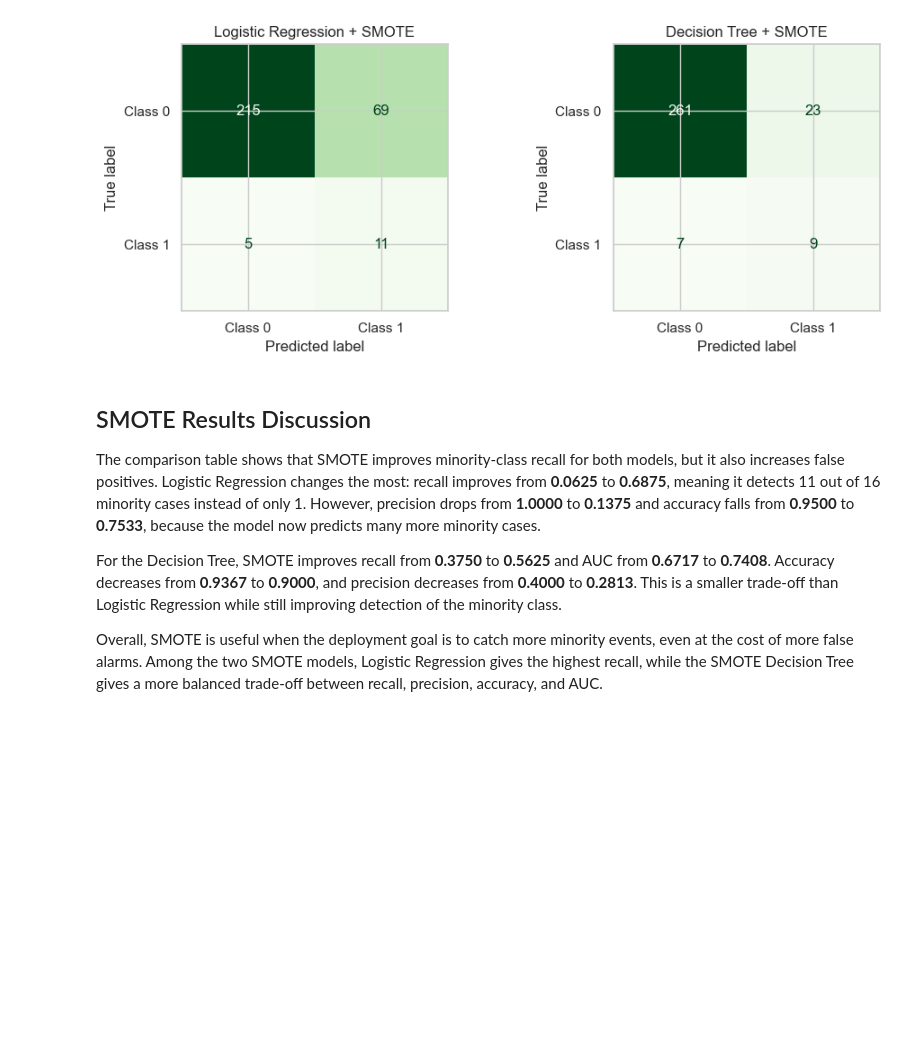
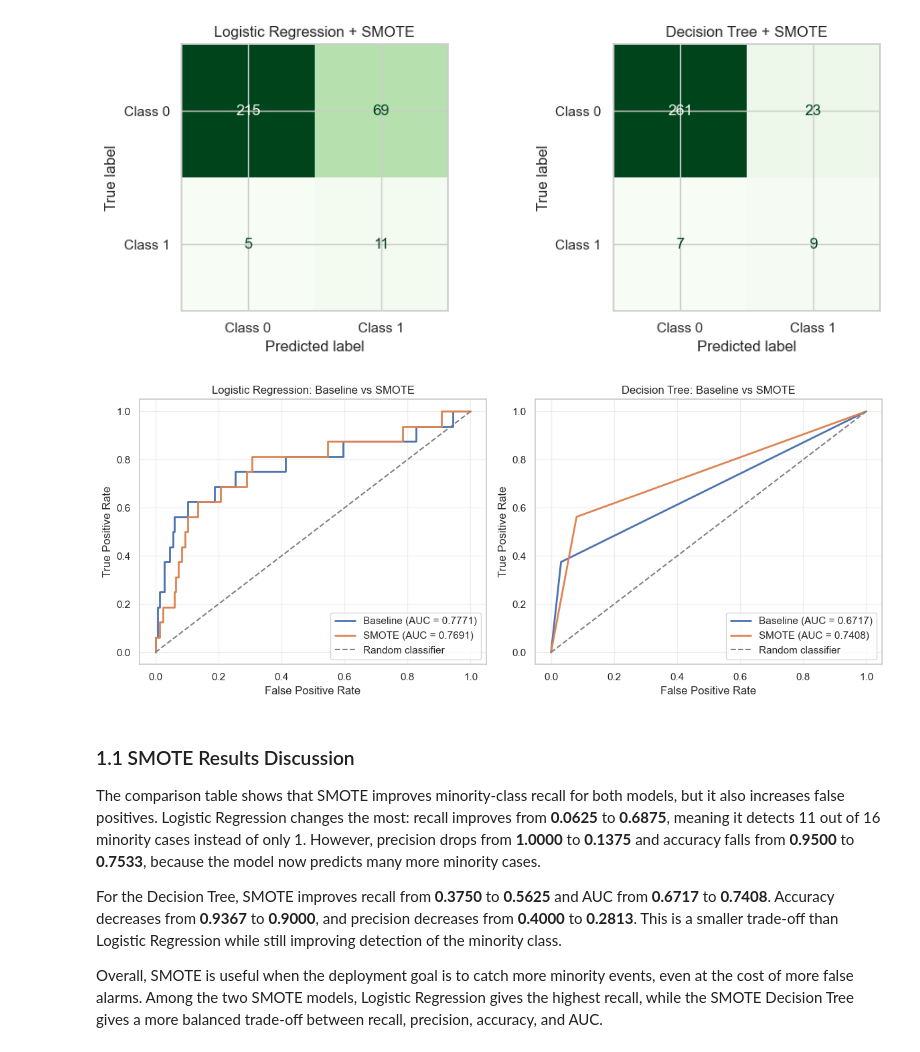
Before and after one commit to muzaffarizamuddin/machine_learning_assg_2, a Jupyter notebook: main.ipynb, the cells around one changed output. Cells and saved outputs as stored; diff of their text form; code cells hidden in the pictures; blank space fills up the shorter version.

```diff
--- a/main.ipynb
+++ b/main.ipynb
@@ -330,8 +330,51 @@ plt.tight_layout()
 plt.show()
 # %% [output]
 [figure]
+# %%
+# ROC curve comparison: baseline vs SMOTE for each model
+fig, axes = plt.subplots(1, 2, figsize=(12, 5))
+
+roc_pairs = [
+    ('Logistic Regression', axes[0]),
+    ('Decision Tree', axes[1]),
+]
+
+for model_name, ax in roc_pairs:
+    baseline_model = baseline_models[model_name]
+    baseline_score = baseline_model.predict_proba(X_test)[:, 1]
+    baseline_fpr, baseline_tpr, _ = roc_curve(y_test, baseline_score)
+    baseline_auc = roc_auc_score(y_test, baseline_score)
+
+    smote_model = smote_models[model_name]
+    smote_score = smote_model.predict_proba(X_test)[:, 1]
+    smote_fpr, smote_tpr, _ = roc_curve(y_test, smote_score)
+    smote_auc = roc_auc_score(y_test, smote_score)
+
+    ax.plot(
+        baseline_fpr,
+        baseline_tpr,
+        linewidth=2,
+        label=f'Baseline (AUC = {baseline_auc:.4f})',
+    )
+    ax.plot(
+        smote_fpr,
+        smote_tpr,
+        linewidth=2,
+        label=f'SMOTE (AUC = {smote_auc:.4f})',
+    )
+    ax.plot([0, 1], [0, 1], linestyle='--', color='gray', label='Random classifier')
+    ax.set_title(f'{model_name}: Baseline vs SMOTE')
+    ax.set_xlabel('False Positive Rate')
+    ax.set_ylabel('True Positive Rate')
+    ax.legend(loc='lower right')
+    ax.grid(alpha=0.3)
+
+plt.tight_layout()
+plt.show()
+# %% [output]
+[figure, added]
 # %% [markdown]
-## SMOTE Results Discussion
+### 1.1 SMOTE Results Discussion
 
 The comparison table shows that SMOTE improves minority-class recall for both models, but it also increases false positives. Logistic Regression changes the most: recall improves from **0.0625** to **0.6875**, meaning it detects 11 out of 16 minority cases instead of only 1. However, precision drops from **1.0000** to **0.1375** and accuracy falls from **0.9500** to **0.7533**, because the model now predicts many more minority cases.
 
```
Also changed, not shown: parts of 13 cells of this notebook.
